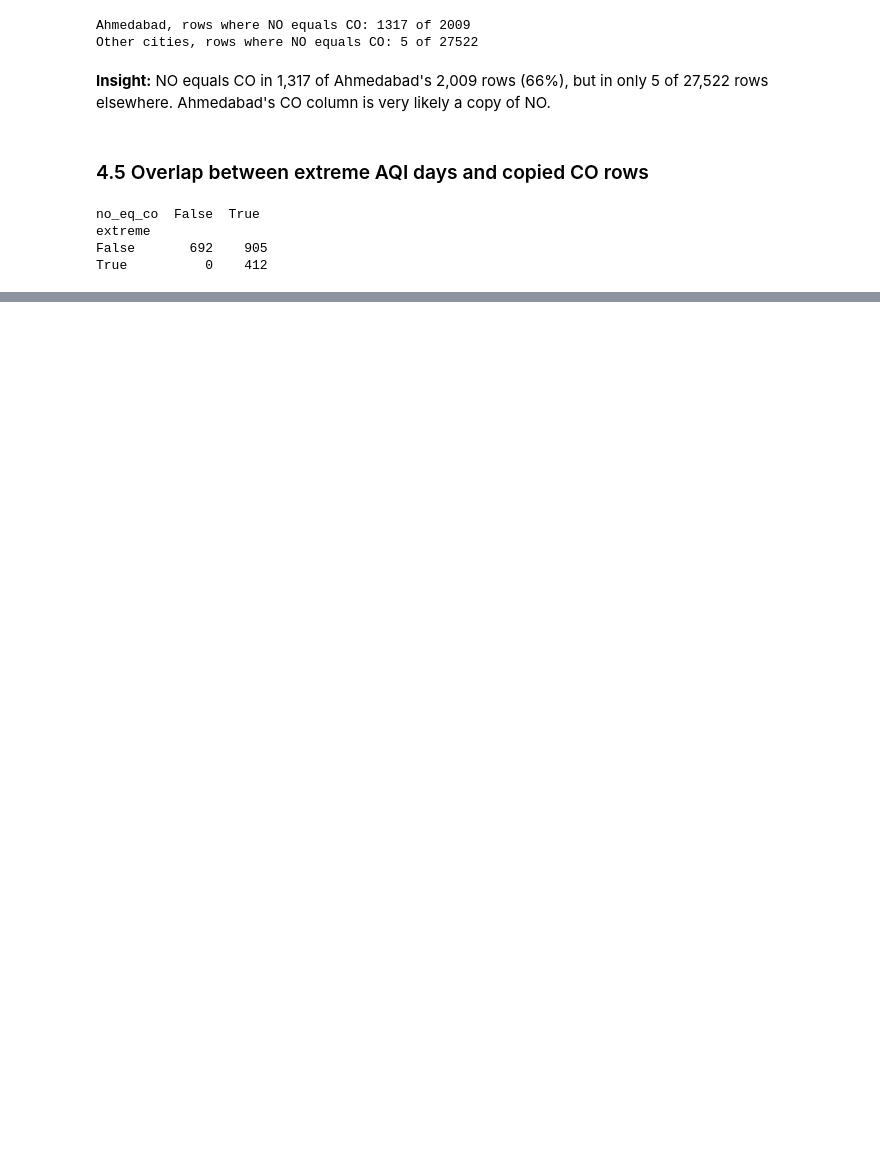
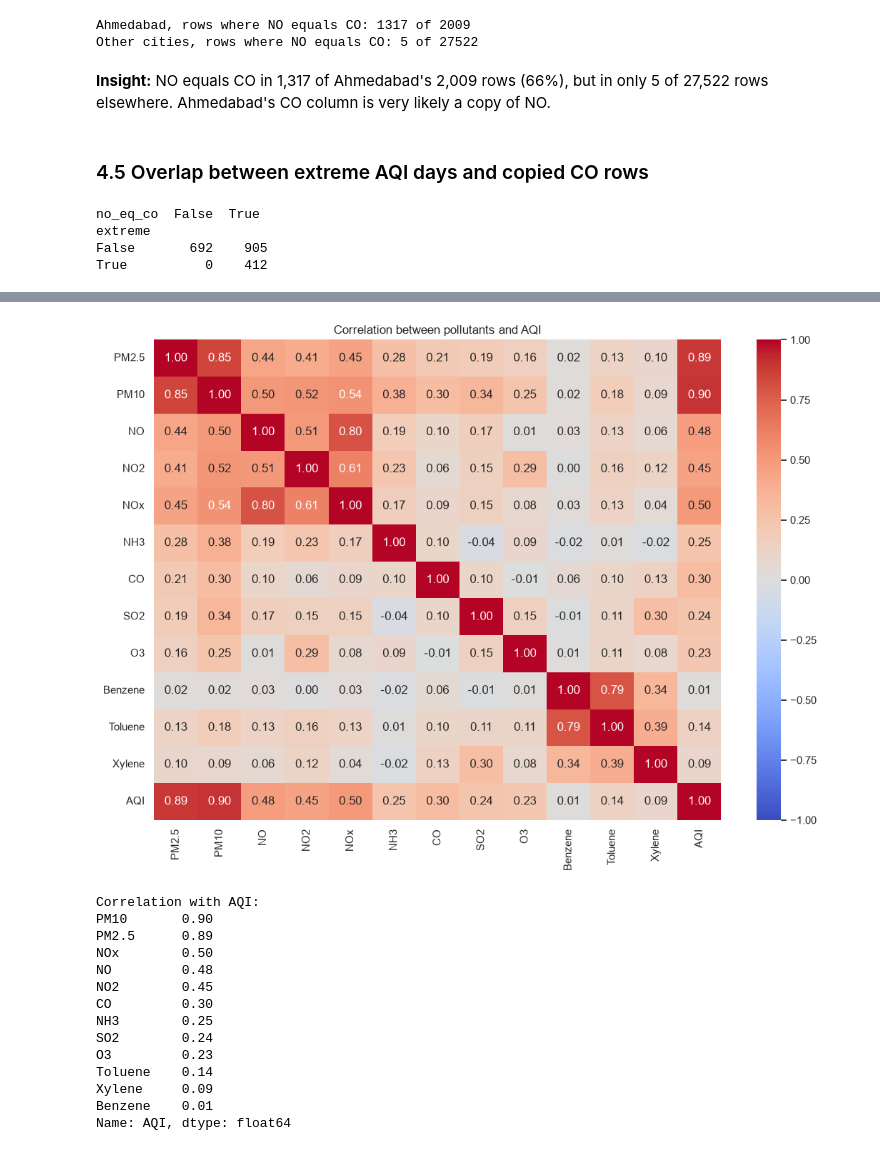
Before and after one commit to madhavnnnnnnnnnnnn/AQI-Prediction-for-Indian-Cities, a Jupyter notebook: notebooks/01_eda.ipynb, the cells around one changed output, grey strips where cells are left out. Cells and saved outputs as stored; diff of their text form; code cells hidden in the pictures; blank space fills up the shorter version.

```diff
--- a/notebooks/01_eda.ipynb
+++ b/notebooks/01_eda.ipynb
@@ -233,0 +339,31 @@ Success is measured primarily by MAE, the average number of AQI points the forec
+# %%
+clean = df[~((df["City"] == "Ahmedabad") & (df["NO"] == df["CO"]))]
+
+num_cols = ["PM2.5", "PM10", "NO", "NO2", "NOx", "NH3", "CO", "SO2", "O3",
+            "Benzene", "Toluene", "Xylene", "AQI"]
+corr = clean[num_cols].corr()
+
+plt.figure(figsize=(11, 8))
+sns.heatmap(corr, annot=True, fmt=".2f", cmap="coolwarm", vmin=-1, vmax=1)
+plt.title("Correlation between pollutants and AQI")
+plt.tight_layout()
+plt.show()
+
+print("Correlation with AQI:")
+print(corr["AQI"].drop("AQI").sort_values(ascending=False).round(2))
+# %% [output]
+[figure, added]
+Correlation with AQI:
+PM10       0.90
+PM2.5      0.89
+NOx        0.50
+NO         0.48
+NO2        0.45
+CO         0.30
+NH3        0.25
+SO2        0.24
+O3         0.23
+Toluene    0.14
+Xylene     0.09
+Benzene    0.01
+Name: AQI, dtype: float64
```
Also changed, not shown: parts of 46 cells of this notebook.
